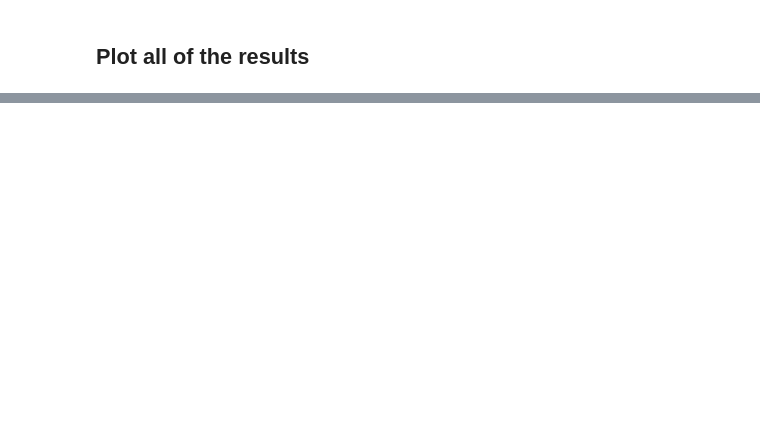
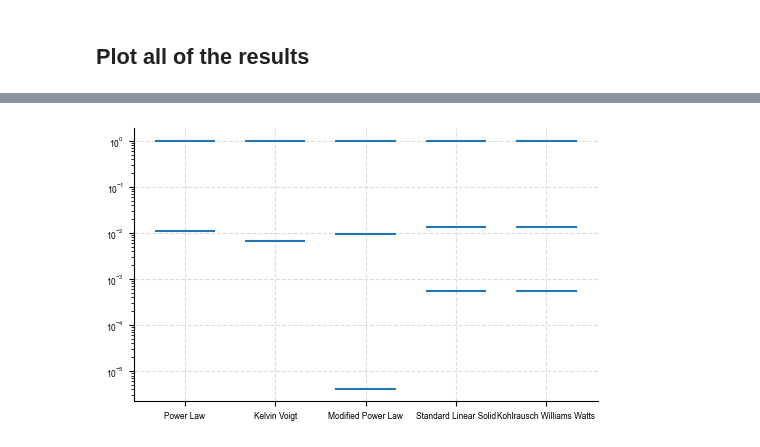
Before and after one commit to Jhko725/NeuralConstitutiveEq.jl, a Jupyter notebook: notebooks/2_fit_experimental_data.ipynb, the cells around one changed output, grey strips where cells are left out. Cells and saved outputs as stored; diff of their text form; code cells hidden in the pictures; blank space fills up the shorter version.

```diff
--- a/notebooks/2_fit_experimental_data.ipynb
+++ b/notebooks/2_fit_experimental_data.ipynb
@@ -883,0 +735,14 @@ fig, axes = plt.subplots(2, 3, figsize=(180 * MM, 100 * MM), sharex=True, sharey
+# %%
+def sensitivity_matrix(constit: AbstractConstitutive, residual_func, args):
+    log_constit = jax.tree.map(jnp.log, constit)
+
+    def residual_from_logconstit(log_constit):
+        constit = jax.tree.map(jnp.exp, log_constit)
+        return residual_func(constit, args)
+
+    D_res = jax.jacfwd(residual_from_logconstit)(log_constit)
+    D_res_array, _ = jax.tree.flatten(D_res)
+    D_res_array = jnp.stack(D_res_array, axis=-1)
+
+    S = jax.vmap(jnp.outer)(D_res_array, D_res_array)
+    return jnp.sum(S, axis=0)
@@ -883,0 +763,18 @@ fig, axes = plt.subplots(2, 3, figsize=(180 * MM, 100 * MM), sharex=True, sharey
+# %%
+eigval_dict = dict()
+eigvec_dict = dict()
+for name, fit_stat in tqdm(fit_stats.items()):
+    if name == "Power Law":
+        args = (indentation_linear, tip, dataset)
+        res_func = residual_pl
+    elif name == "Kelvin Voigt":
+        args = (indentation_linear, tip, dataset)
+        res_func = residual_kv
+    else:
+        args = (indentation, tip, dataset)
+        res_func = residual_func
+
+    mat = sensitivity_matrix(fit_stat.value, res_func, args)
+    eigval, eigvec = jnp.linalg.eigh(mat)
+    eigval_dict[name] = eigval
+    eigvec_dict[name] = eigvec
@@ -883,0 +789,6 @@ fig, axes = plt.subplots(2, 3, figsize=(180 * MM, 100 * MM), sharex=True, sharey
+# %%
+fig, ax = plt.subplots(1, 1, figsize=(5, 3))
+ax = plot_eigval_spectrum(ax, list(eigval_dict.values()), list(eigval_dict.keys()))
+ax.set_yscale("log", base=10)
+# %% [output]
+[figure, added]
```
Also changed, not shown: parts of 26 cells of this notebook, 5 other files.
